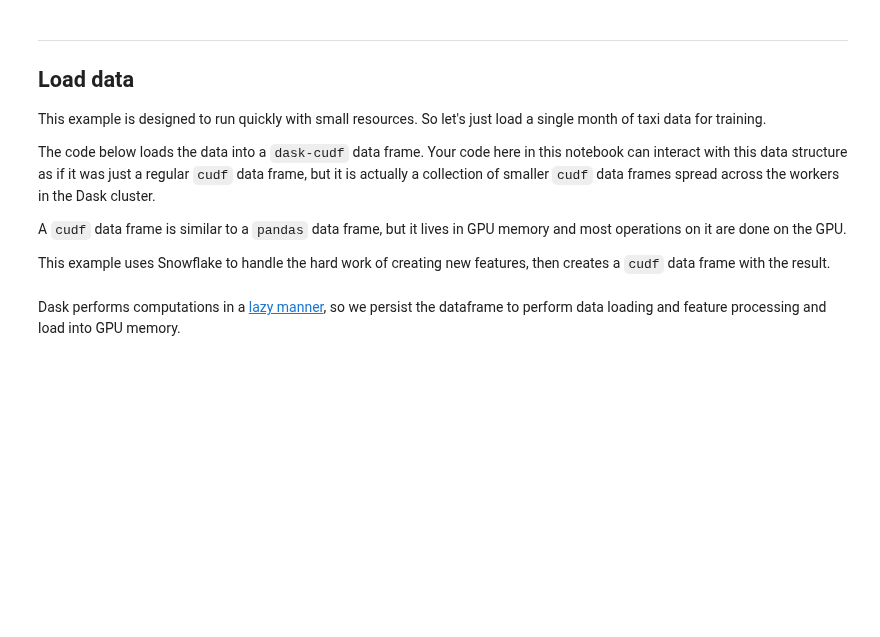
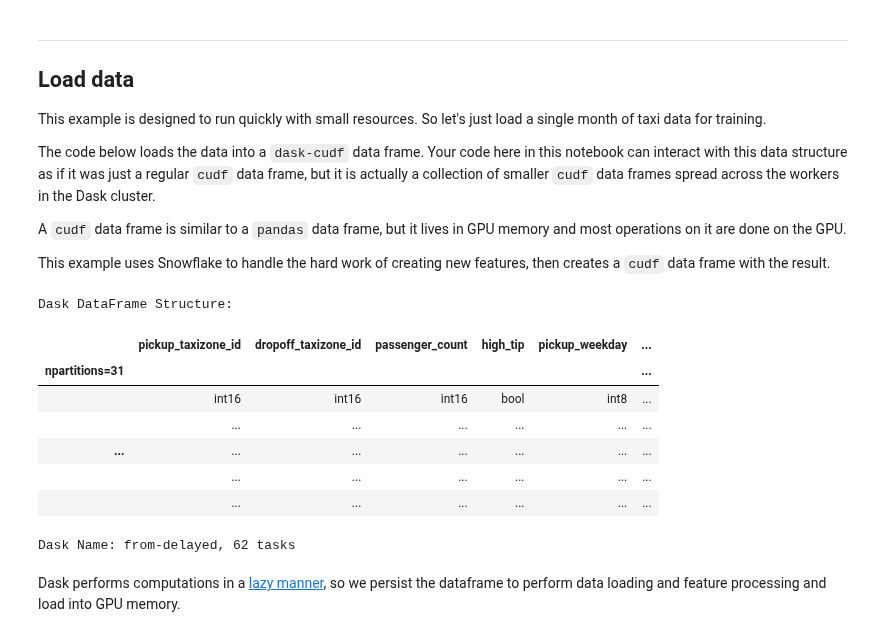
Before and after one commit to saturncloud/examples, a Jupyter notebook: examples/examples-gpu/nyc-taxi-snowflake/rf-rapids-dask.ipynb, the cells around one changed output. Cells and saved outputs as stored; diff of their text form; code cells hidden in the pictures; blank space fills up the shorter version.

```diff
--- a/examples/examples-gpu/nyc-taxi-snowflake/rf-rapids-dask.ipynb
+++ b/examples/examples-gpu/nyc-taxi-snowflake/rf-rapids-dask.ipynb
@@ -120,21 +151,12 @@ import dask_cudf as cudd
 
 import snowflake.connector
 
-SNOWFLAKE_ACCOUNT = os.environ["SNOWFLAKE_ACCOUNT"]
-SNOWFLAKE_USER = os.environ["SNOWFLAKE_USER"]
-SNOWFLAKE_PASSWORD = os.environ["SNOWFLAKE_PASSWORD"]
-
-SNOWFLAKE_WAREHOUSE = os.environ["SNOWFLAKE_WAREHOUSE"]
-TAXI_DATABASE = os.environ["TAXI_DATABASE"]
-TAXI_SCHEMA = os.environ["TAXI_SCHEMA"]
-
 conn_info = {
-    "account": SNOWFLAKE_ACCOUNT,
-    "user": SNOWFLAKE_USER,
-    "password": SNOWFLAKE_PASSWORD,
-    "warehouse": SNOWFLAKE_WAREHOUSE,
-    "database": TAXI_DATABASE,
-    "schema": TAXI_SCHEMA,
+    "account": os.environ['EXAMPLE_SNOWFLAKE_ACCOUNT'],
+    "user": os.environ['EXAMPLE_SNOWFLAKE_USER'],
+    "password": os.environ['EXAMPLE_SNOWFLAKE_PASSWORD'],
+    "warehouse": 'saturn_warehouse',
+    'database': 'saturn_nyc_taxi',
 }
 conn = snowflake.connector.connect(**conn_info)
 # %% [markdown]
@@ -171,7 +193,7 @@ WHERE
 def load(conn_info, query, day):
     with snowflake.connector.connect(**conn_info) as conn:
         taxi = conn.cursor().execute(query, day).fetch_pandas_all()
-        taxi.columns = [x.lower() for x in taxi.columns]
+        taxi.columns = taxi.columns.str.lower()
         taxi = cudf.from_pandas(taxi)
         return taxi
 # %%
@@ -184,14 +206,25 @@ def get_dates(start, end):
         pickup_datetime BETWEEN %s and %s
     """
     dates_df = conn.cursor().execute(date_query, (start, end))
-    columns = [x[0] for x in dates_df.description]
-    dates_df = pd.DataFrame(dates_df.fetchall(), columns=columns)
-    return dates_df["DATE"].tolist()
+    dates_df = conn.cursor().execute(date_query, ("2019-01-01", "2019-01-31"))
+    return dates_df.fetch_pandas_all()['DATE'].tolist()
 
 
 dates = get_dates("2019-01-01", "2019-01-31")
 # %%
 taxi = cudd.from_delayed([load(conn_info, query, day) for day in dates])
+# %%
+taxi
+# %% [output]
+Dask DataFrame Structure:
+|  | pickup_taxizone_id | dropoff_taxizone_id | passenger_count | high_tip | pickup_weekday | ... |
+| npartitions=31 |  |  |  |  |  | ... |
+|  | int16 | int16 | int16 | bool | int8 | ... |
+|  | ... | ... | ... | ... | ... | ... |
+| ... | ... | ... | ... | ... | ... | ... |
+|  | ... | ... | ... | ... | ... | ... |
+|  | ... | ... | ... | ... | ... | ... |
+Dask Name: from-delayed, 62 tasks
 # %% [markdown]
 Dask performs computations in a [lazy manner](https://tutorial.dask.org/01x_lazy.html), so we persist the dataframe to perform data loading and feature processing and load into GPU memory.
 # %%
```
Also changed, not shown: parts of 18 cells of this notebook, 4 other files.
